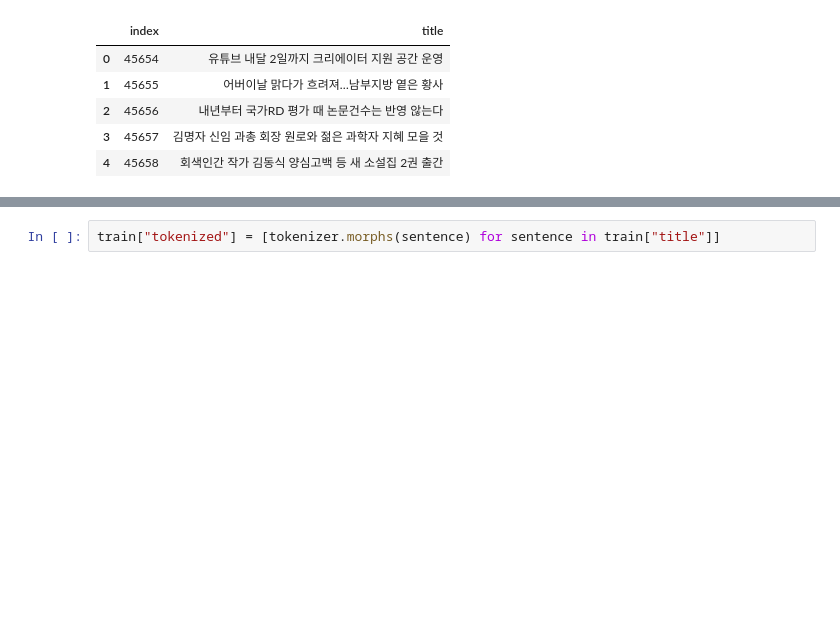
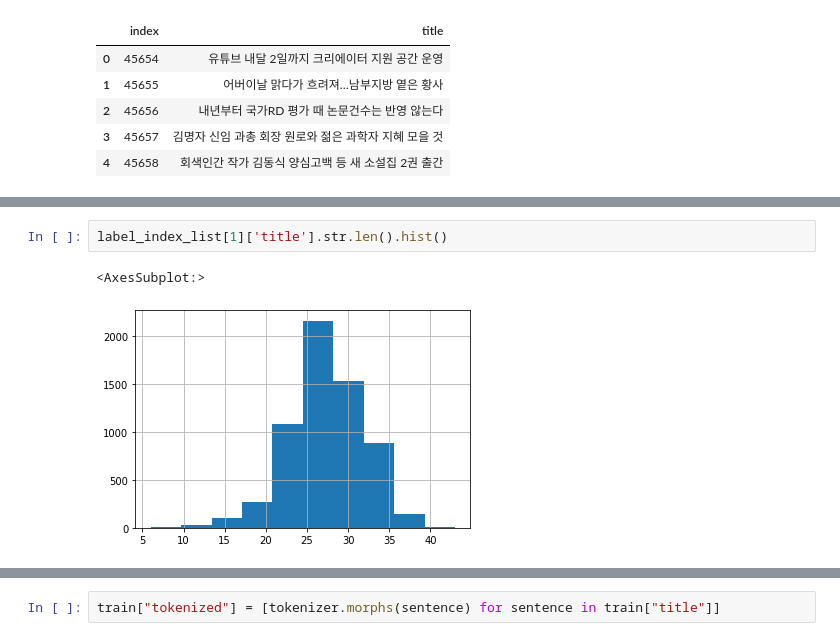
Before and after one commit to qkrwjdan/dacon_news_topic_clasiification, a Jupyter notebook: data.ipynb, the cells around one changed output, grey strips where cells are left out. Drawn from its saved outputs; the diff is of its cells as text; blank space fills up the shorter version.

```diff
--- a/data.ipynb
+++ b/data.ipynb
@@ -52,0 +111,5 @@ test.head()
+# %%
+label_index_list[1]['title'].str.len().hist()
+# %% [output]
+<AxesSubplot:>
+[figure, added]
```
Also changed, not shown: parts of 18 cells of this notebook, 15 other files.
